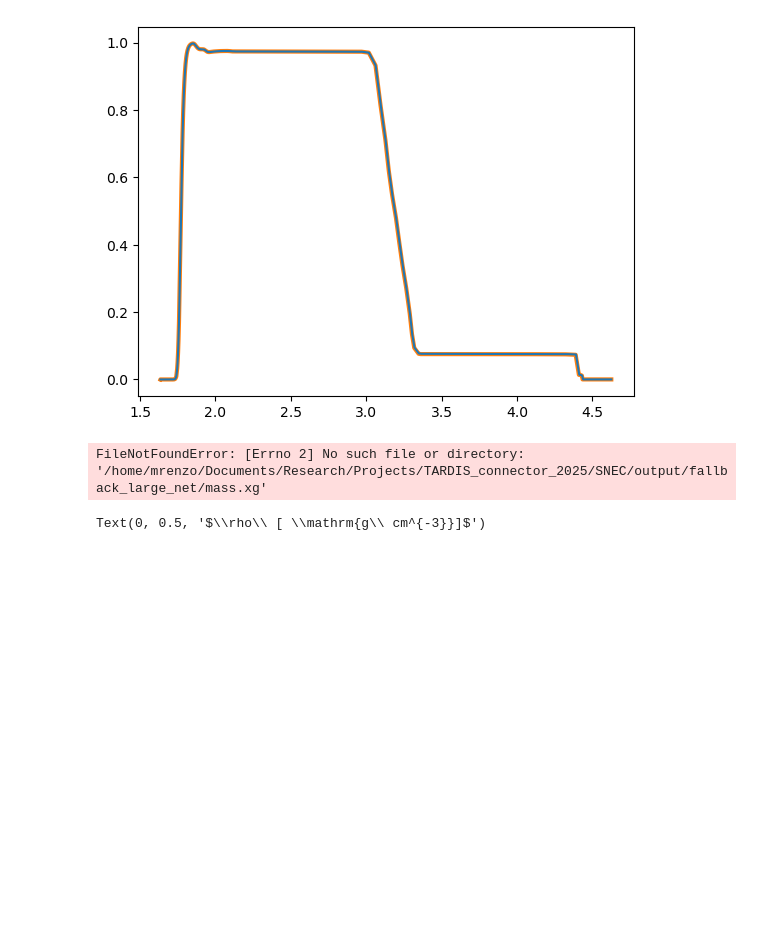
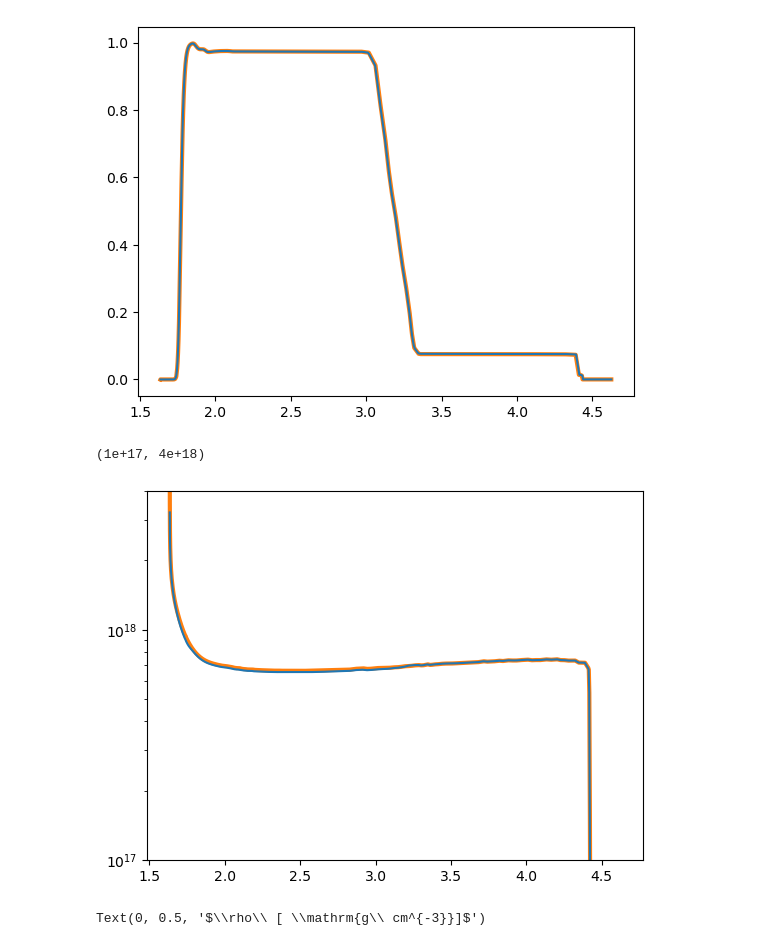
Before and after one commit to tardis-sn/connector25, a Jupyter notebook: SNEC/scripts/SNEC_dev.ipynb, the cells around one changed output. Cells and saved outputs as stored; diff of their text form; code cells hidden in the pictures; blank space fills up the shorter version.

```diff
--- a/SNEC/scripts/SNEC_dev.ipynb
+++ b/SNEC/scripts/SNEC_dev.ipynb
@@ -173,23 +175,29 @@ ax.plot(m, o16, lw=3, zorder=0)
 [figure]
 # %%
 def plot_pressure_init(pressure_init_frac, mass_file, ax=None, **kwargs):
-    src = np.genfromtxt(pressure_init_frac)
-    data = SNEC_output_parser(mass_file)
+    try:
+        src = np.genfromtxt(pressure_init_frac)
+        mass = SNEC_output_parser(mass_file)[0][:,1]/Msun
+    except:
+        data = read_SNEC_hdf5(root+"output.h5")
+        mass = data["fields/mass"][:,1]/Msun
+        press = data["fields/press"][:,0]
     if not ax:
         fig, ax = plt.subplots()
-    ax.plot(data[0][:, 1]/Msun ,src[:, 1], **kwargs)
+    ax.plot(mass, press, **kwargs)
     return ax
 
 pressure_init_frac = root+"press_initial.dat"
 mass_file = root+"mass.xg"
-ax = plot_pressure_init(pressure_init_frac, mass_file, ax=None)
+ax = plot_pressure_init(pressure_init_frac, mass_file, ax=None, zorder=1)
 P = 10.**mesa_src[:, mesa_col.index("logP")]
 m = mesa_src[:, mesa_col.index("mass")]
 ax.plot(m, P, lw=3, zorder=0)
-# ax.set_yscale('log')
+ax.set_yscale('log')
 ax.set_ylim(1e17, 4e18)
 # %% [output]
-FileNotFoundError: [Errno 2] No such file or directory: '/home/mrenzo/Documents/Research/Projects/TARDIS_connector_2025/SNEC/output/fallback_large_net/mass.xg'
+(1e+17, 4e+18)
+[figure, added]
 # %%
 def plot_density_init(density_init_frac, mass_file, ax=None, **kwargs):
     src = np.genfromtxt(density_init_frac)
```
Also changed, not shown: parts of 8 cells of this notebook.
